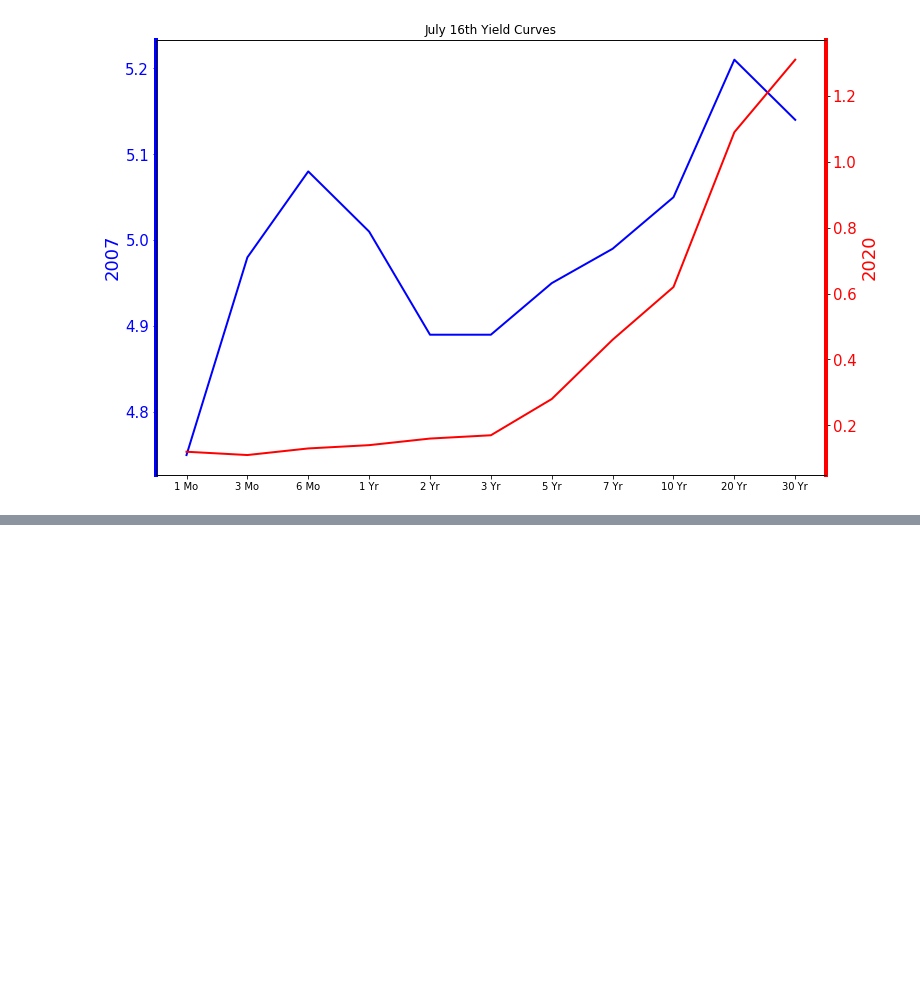
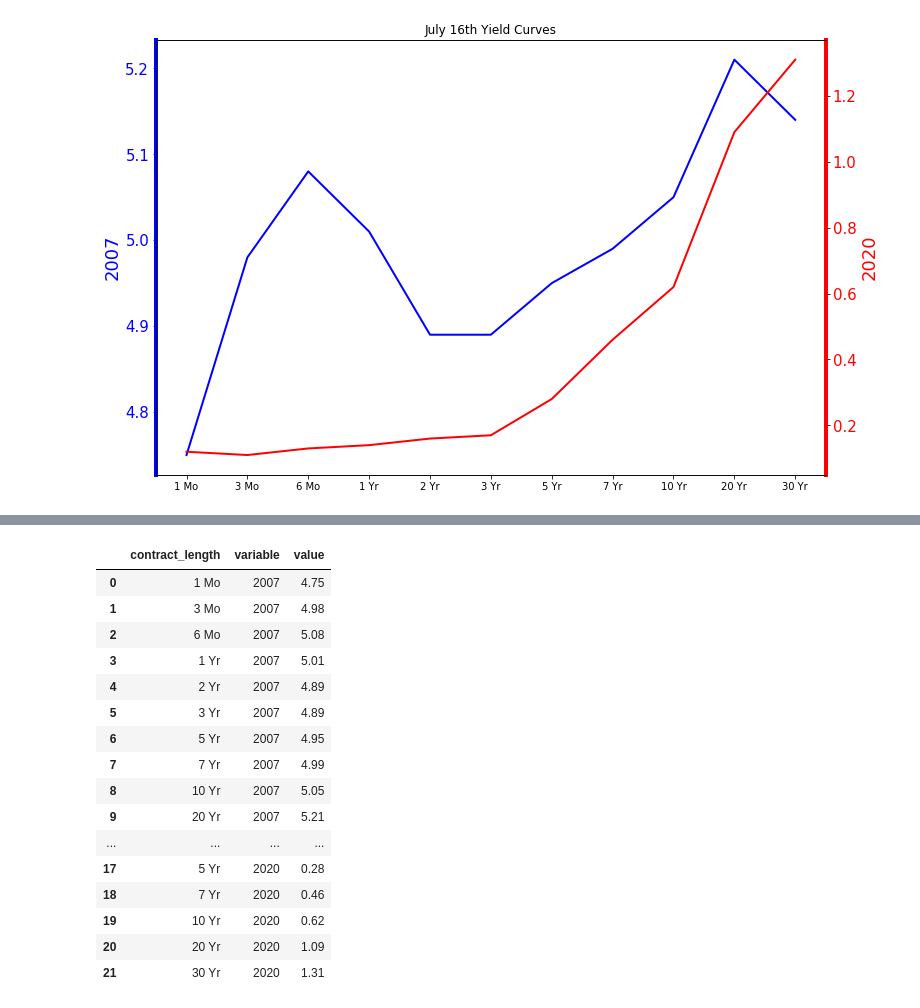
Before and after one commit to gregbrowndev/projects, a Jupyter notebook: projects/udemy-quantconnect-trading/04-Matplotlib/04-Matplotlib Exercises .ipynb, the cells around one changed output, grey strips where cells are left out. Saved outputs shown, nothing was run; the diff lists cells and outputs as text; code cells hidden in the pictures; blank space fills up the shorter version.

```diff
--- a/projects/udemy-quantconnect-trading/04-Matplotlib/04-Matplotlib Exercises .ipynb
+++ b/projects/udemy-quantconnect-trading/04-Matplotlib/04-Matplotlib Exercises .ipynb
@@ -243,0 +277,26 @@ plt.show()
+# %%
+# And the subplot version
+# There are two different ways to do this. Lets do both:
+#  1. Use Pandas.melt to reshape the df into long-form. This allows Seaborn to plot is subsection of data as a subplot
+
+# E.g. using melt results in:
+yields_long_df = yields_df.reset_index().melt("contract_length")
+yields_long_df
+# %% [output]
+|  | contract_length | variable | value |
+| 0 | 1 Mo | 2007 | 4.75 |
+| 1 | 3 Mo | 2007 | 4.98 |
+| 2 | 6 Mo | 2007 | 5.08 |
+| 3 | 1 Yr | 2007 | 5.01 |
+| 4 | 2 Yr | 2007 | 4.89 |
+| 5 | 3 Yr | 2007 | 4.89 |
+| 6 | 5 Yr | 2007 | 4.95 |
+| 7 | 7 Yr | 2007 | 4.99 |
+| 8 | 10 Yr | 2007 | 5.05 |
+| 9 | 20 Yr | 2007 | 5.21 |
+| ... | ... | ... | ... |
+| 17 | 5 Yr | 2020 | 0.28 |
+| 18 | 7 Yr | 2020 | 0.46 |
+| 19 | 10 Yr | 2020 | 0.62 |
+| 20 | 20 Yr | 2020 | 1.09 |
+| 21 | 30 Yr | 2020 | 1.31 |
```
Also changed, not shown: parts of 8 cells of this notebook.
